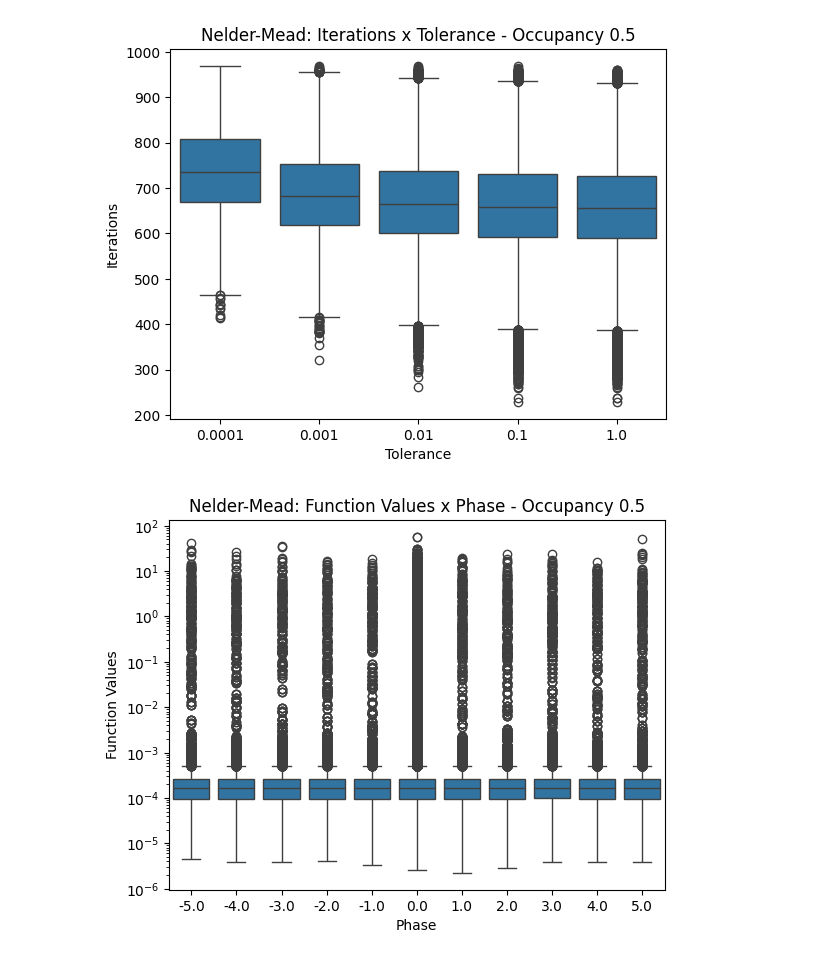
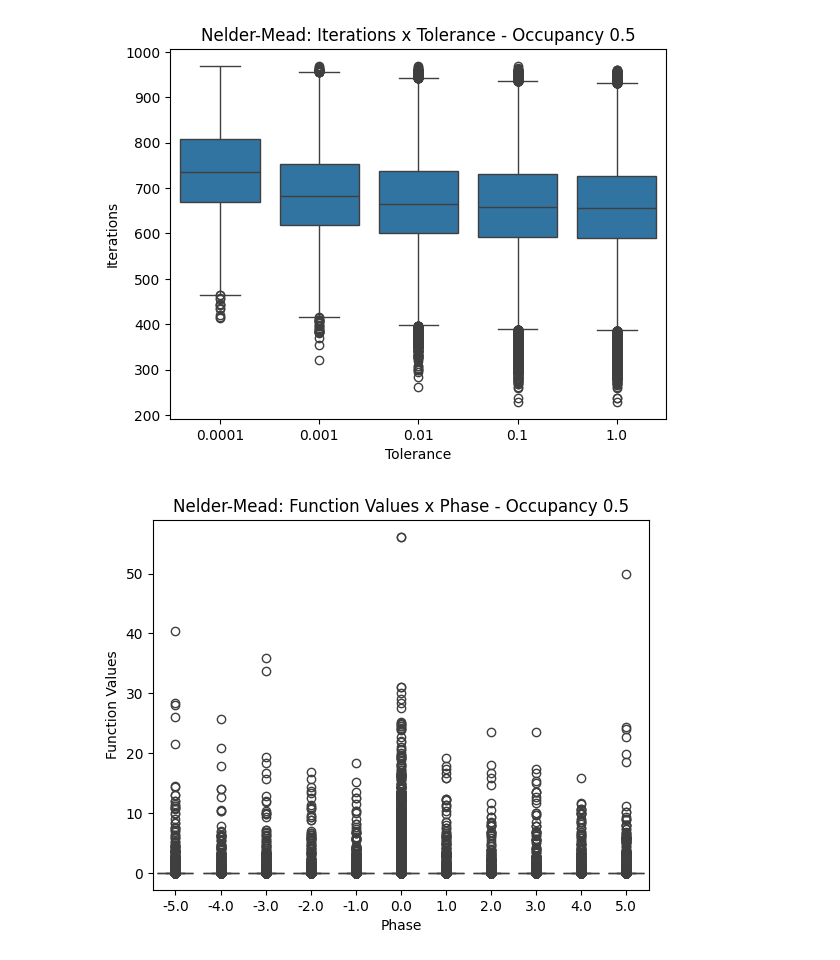
Before and after one commit to Caua-Gomes2005/Nelder-Mead_Rede-Neural, a Jupyter notebook: avaliacao_NM.ipynb, the cells around one changed output. Cells and saved outputs as stored; diff of their text form; code cells hidden in the pictures.

```diff
--- a/avaliacao_NM.ipynb
+++ b/avaliacao_NM.ipynb
@@ -170,14 +170,14 @@ for i in range(len(res)):
     sns.boxplot(x='phase', y='function_values', data=pf)
     plt.xlabel('Phase')
     plt.ylabel('Function Values')
-    plt.yscale('log')
+    #plt.yscale('log')
     plt.title('Nelder-Mead: Function Values x Phase - Occupancy ' + occ_name[i][3:])
     plt.show()
 
     sns.boxplot(x='tolerance', y='function_values', data=tf)
     plt.xlabel('Tolerance')
     plt.ylabel('Function Values')
-    plt.yscale('log')
+    #plt.yscale('log')
     plt.title('Nelder-Mead: Function Values x Tolerance - Occupancy ' + occ_name[i][3:])
     plt.show()
 # %% [output]
@@ -187,2 +187,2 @@ for i in range(len(res)):
 [figure]
-[figure, old version]
+[figure, new version]
```
Also changed, not shown: parts of 1 cell of this notebook.
